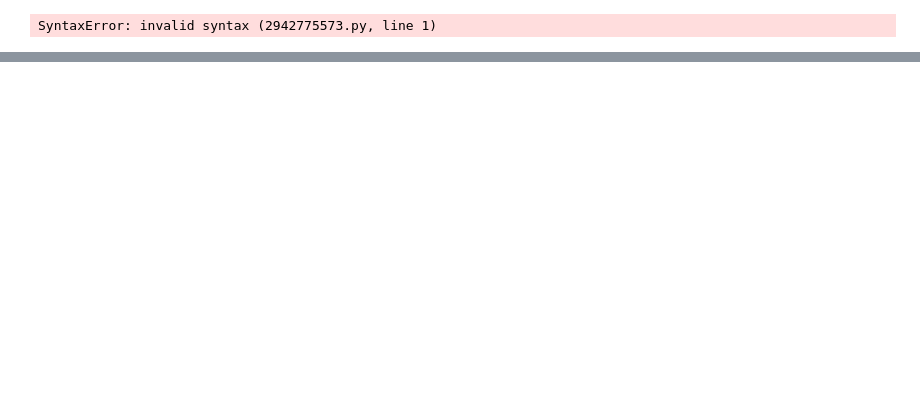
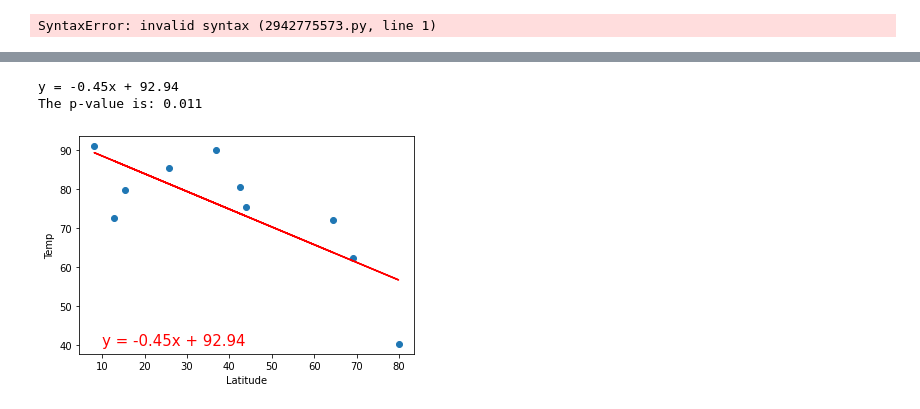
Before and after one commit to Reenie-G/World_Weather_Analysis, a Jupyter notebook: random_numbers.ipynb, the cells around one changed output, grey strips where cells are left out. Cells and saved outputs as stored; diff of their text form; code cells hidden in the pictures; blank space fills up the shorter version.

Commit message:
linear regressions

```diff
--- a/random_numbers.ipynb
+++ b/random_numbers.ipynb
@@ -109,0 +81,39 @@ def latitudes(size):
+# %%
+# Create an equal number of latitudes and temperatures
+
+lats = [42.5, 43.9, 8.1, 36.8, 79.9, 69.1, 25.7, 15.3, 12.7, 64.5]
+temps = [80.5, 75.3, 90.9, 90.0, 40.4, 62.3, 85.4, 79.6, 72.5, 72.0]
+# %%
+# Perform linear regression
+
+(slope, intercept, r_value, p_value, std_err) = linregress(lats, temps)
+
+# Get the equation of the line
+
+line_eq = "y = " + str(round(slope,2)) + "x + " + str(round(intercept,2))
+print(line_eq)
+print(f"The p-value is: {p_value:.3f}")
+# %% [output]
+y = -0.45x + 92.94
+The p-value is: 0.011
+# %%
+# Calculate the regression line "y values" from the slope and intercept.
+
+regress_values = [(lat * slope + intercept) for lat in lats]
+# %%
+# Import Matplotlib
+import matplotlib.pyplot as plt
+
+# Create a scatter plot of the x and y values
+plt.scatter(lats,temps)
+
+# Plot the regression line with the x-values and the y coordinates based on the intercept and slope
+plt.plot(lats,regress_values,"r")
+
+# Annotate the text for the line equation and its coordinates
+plt.annotate(line_eq, (10,40), fontsize=15, color="red")
+plt.xlabel('Latitude')
+plt.ylabel('Temp')
+plt.show()
+# %% [output]
+[figure, added]
```
Also changed, not shown: parts of 11 cells of this notebook, 7 other files.
